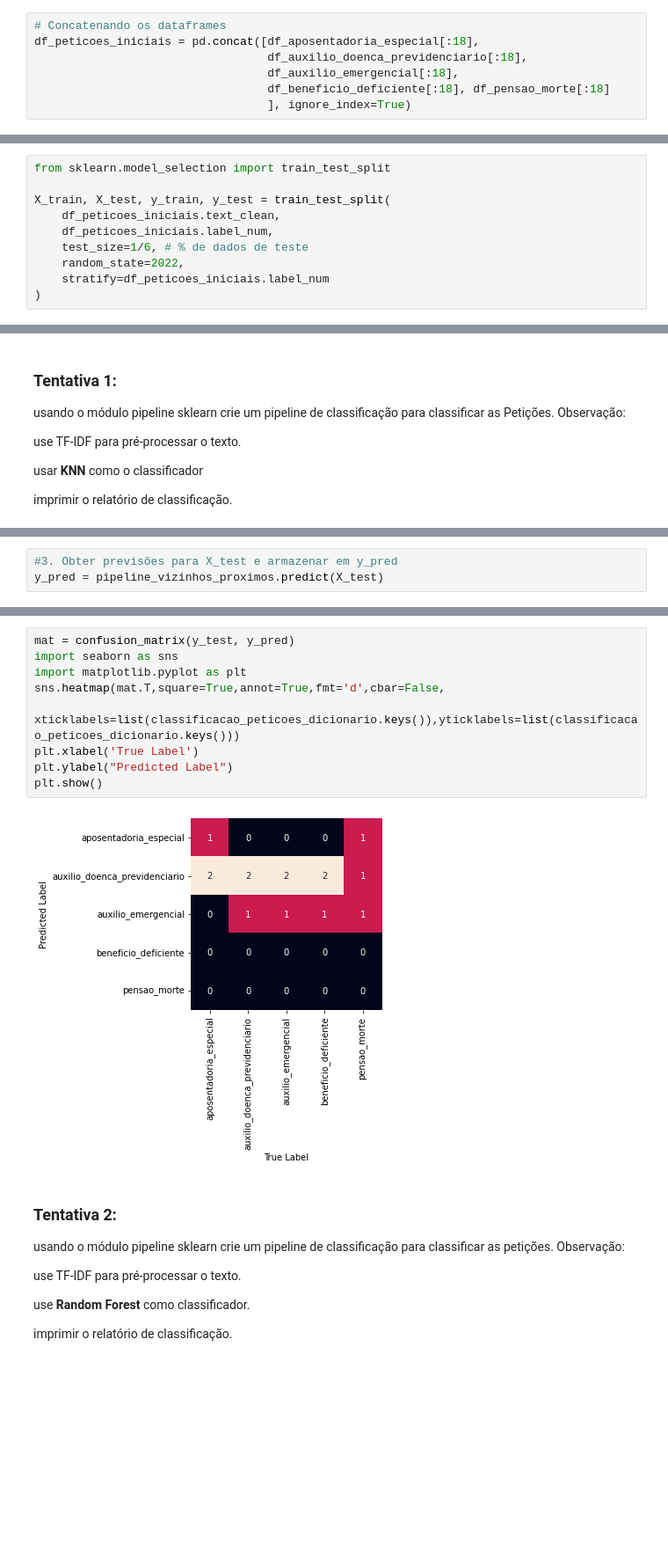
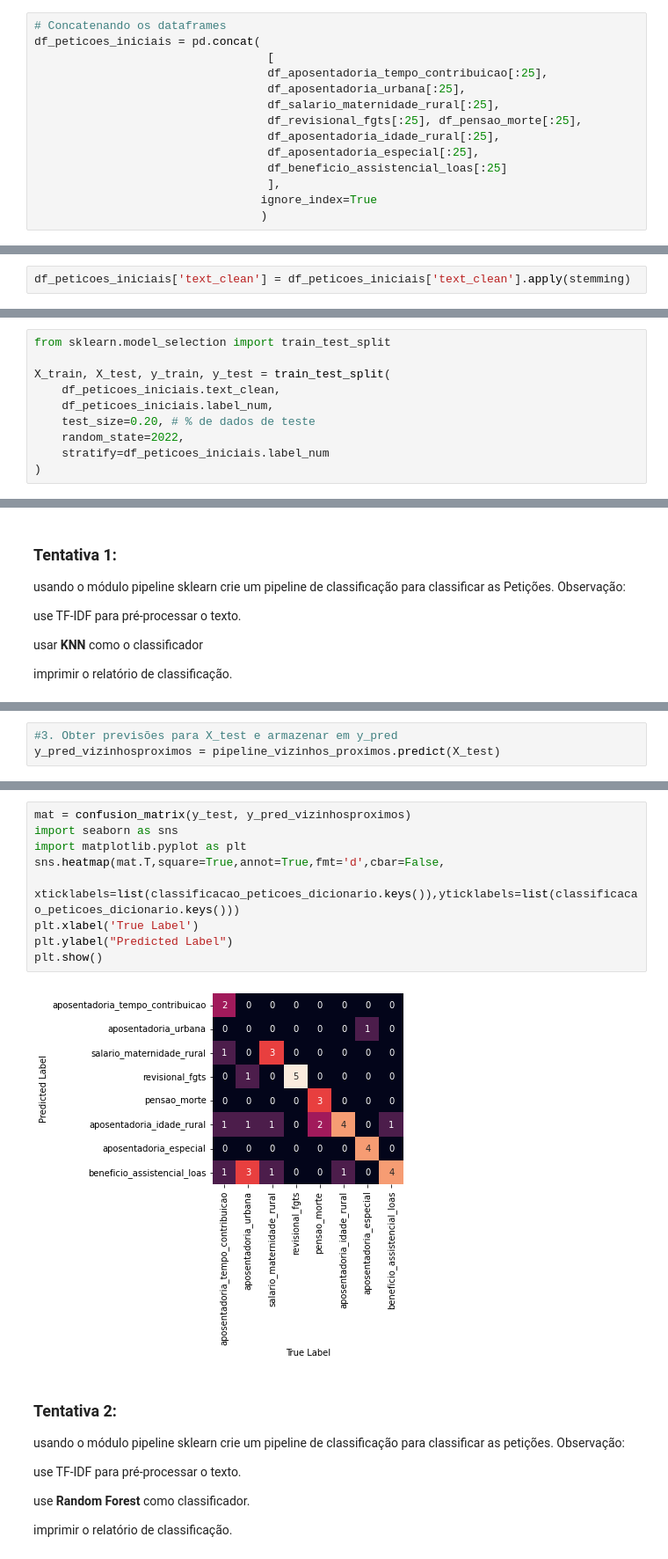
Before and after one commit to joaopaulof19/Assuntos_processuais, a Jupyter notebook: predicao_assuntos_classes.ipynb, the cells around one changed output, grey strips where cells are left out. Shown at 88% size. Cells and saved outputs as stored; diff of their text form; blank space fills up the shorter version.

```diff
--- a/predicao_assuntos_classes.ipynb
+++ b/predicao_assuntos_classes.ipynb
@@ -161,7 +160,14 @@ df_pensao_morte = transforma_dataframe(lista_arquivos, "pensao_morte")
 # %%
 # Concatenando os dataframes
-df_peticoes_iniciais = pd.concat([df_aposentadoria_especial[:18],
-                                  df_auxilio_doenca_previdenciario[:18],
-                                  df_auxilio_emergencial[:18],
-                                  df_beneficio_deficiente[:18], df_pensao_morte[:18]
-                                  ], ignore_index=True)
+df_peticoes_iniciais = pd.concat(
+                                  [
+                                  df_aposentadoria_tempo_contribuicao[:25],
+                                  df_aposentadoria_urbana[:25],
+                                  df_salario_maternidade_rural[:25],
+                                  df_revisional_fgts[:25], df_pensao_morte[:25],
+                                  df_aposentadoria_idade_rural[:25],
+                                  df_aposentadoria_especial[:25],
+                                  df_beneficio_assistencial_loas[:25]
+                                  ],
+                                 ignore_index=True
+                                 )
@@ -273,4 +272,6 @@ df_peticoes_iniciais['text_clean'] = df_peticoes_iniciais['conteudo_peticao'].ap
 df_peticoes_iniciais['text_clean'] = df_peticoes_iniciais['text_clean'].apply(remove_stopwords)
+# %%
+df_peticoes_iniciais['text_clean'] = df_peticoes_iniciais['text_clean'].apply(stemming)
 # %%
 # df_peticoes_iniciais['text_tokens'] = df_peticoes_iniciais['text_clean'].apply(tokenizar)
 
@@ -299,7 +300,7 @@ from sklearn.model_selection import train_test_split
 X_train, X_test, y_train, y_test = train_test_split(
     df_peticoes_iniciais.text_clean,
     df_peticoes_iniciais.label_num,
-    test_size=1/6, # % de dados de teste
+    test_size=0.20, # % de dados de teste
     random_state=2022,
     stratify=df_peticoes_iniciais.label_num
 )
@@ -401,6 +389,6 @@ print(pipeline_vizinhos_proximos['vectorizer_tfidf'].vocabulary_)
 # %%
 #3. Obter previsões para X_test e armazenar em y_pred
-y_pred = pipeline_vizinhos_proximos.predict(X_test)
+y_pred_vizinhosproximos = pipeline_vizinhos_proximos.predict(X_test)
 # %%
 # imprimir uma matriz de confusão e um relatório de classificação
 from sklearn.metrics import confusion_matrix
@@ -438,14 +432,14 @@ weighted avg       0.19      0.27      0.20        15
 # %%
-mat = confusion_matrix(y_test, y_pred)
+mat = confusion_matrix(y_test, y_pred_vizinhosproximos)
 import seaborn as sns
 import matplotlib.pyplot as plt
 sns.heatmap(mat.T,square=True,annot=True,fmt='d',cbar=False,
             xticklabels=list(classificacao_peticoes_dicionario.keys()),yticklabels=list(classificacao_peticoes_dicionario.keys()))
 plt.xlabel('True Label')
 plt.ylabel("Predicted Label")
 plt.show()
 # %% [output]
-[figure, old version]
+[figure, new version]
 # %% [markdown]
 ### **Tentativa 2**:
 
```
Also changed, not shown: parts of 67 cells of this notebook.
